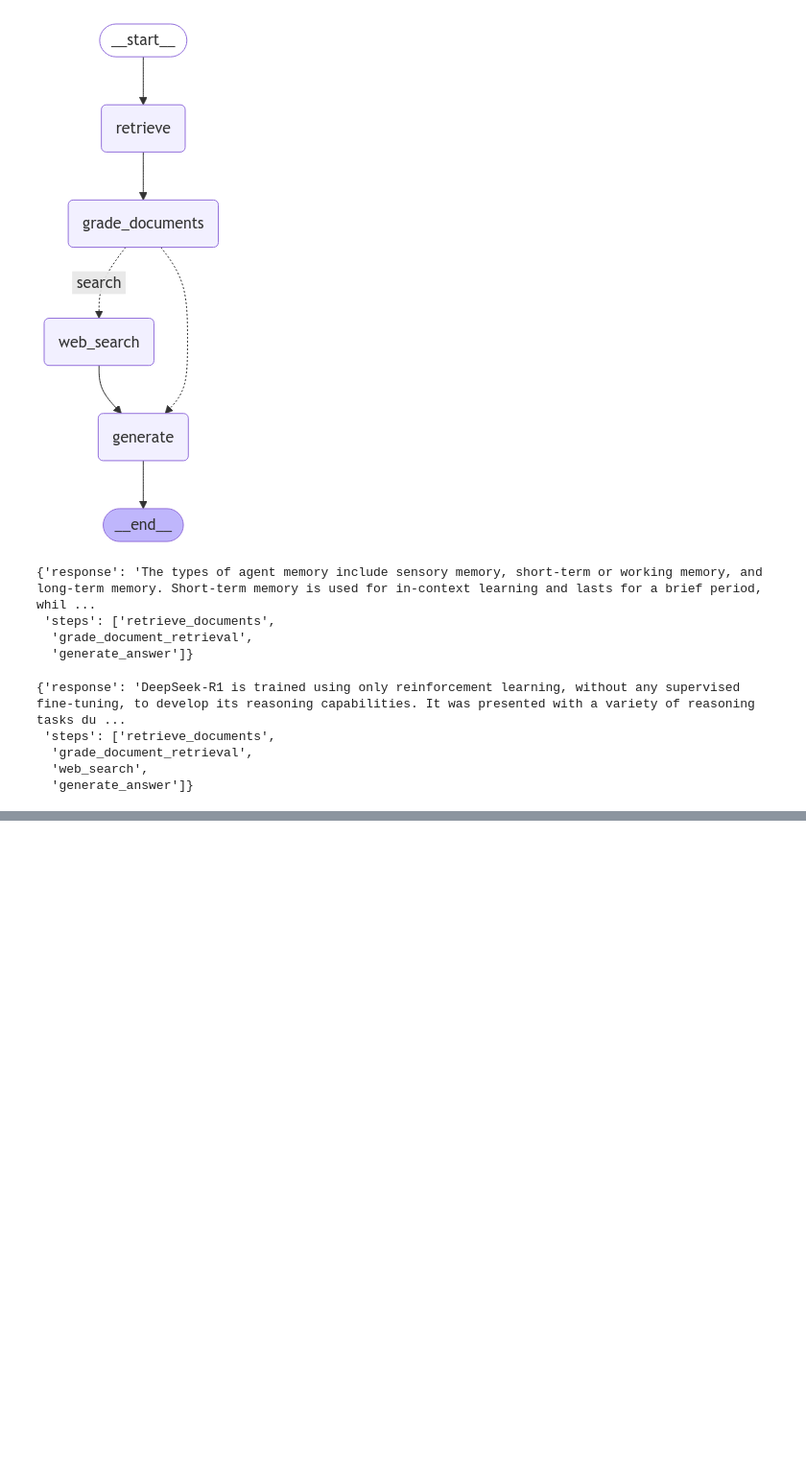
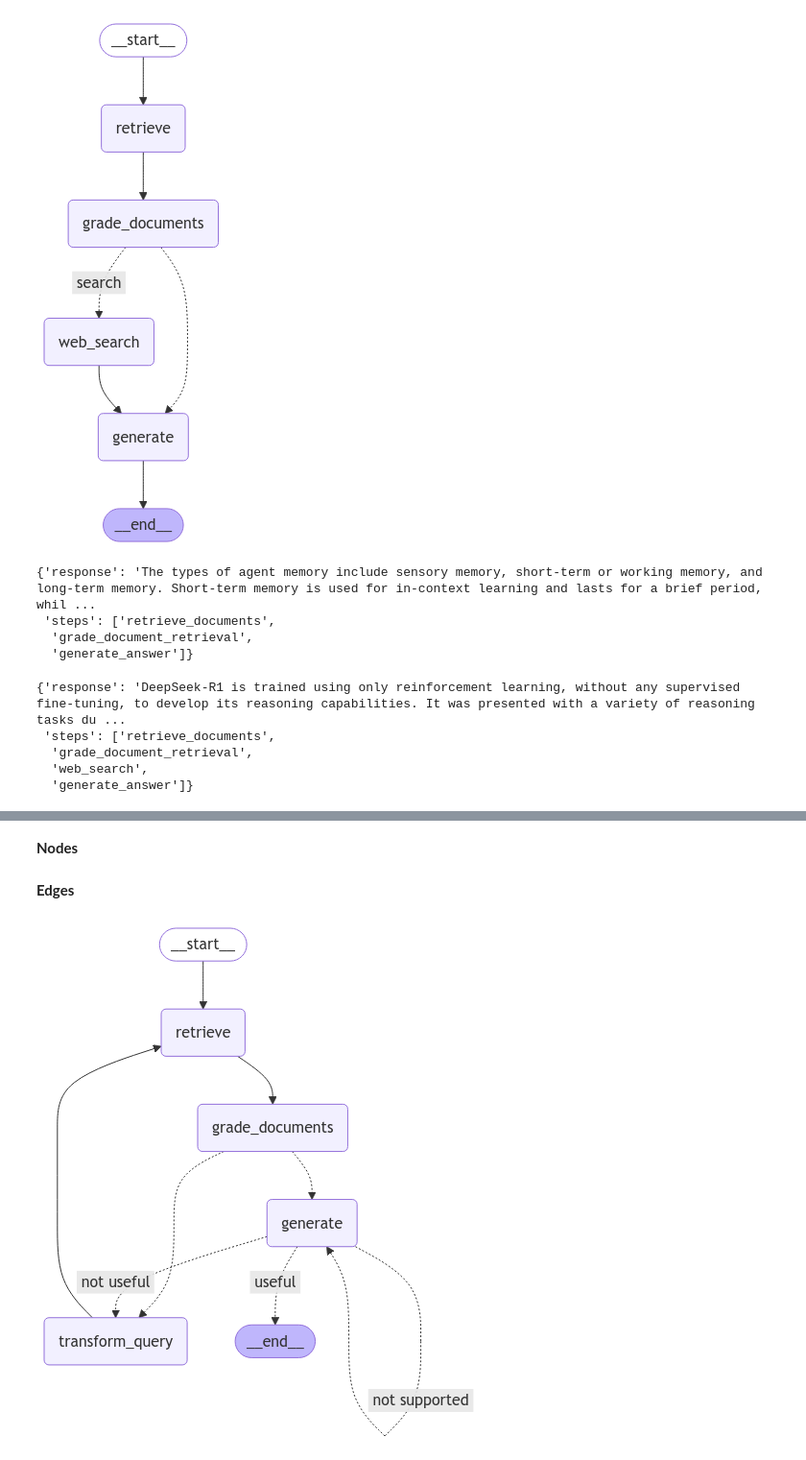
Before and after one commit to realyinchen/RAG, a Jupyter notebook: 06_Retrieval.ipynb, the cells around one changed output, grey strips where cells are left out. Shown: that part at 96% size. Cells and saved outputs as stored; diff of their text form; code cells hidden in the pictures; blank space fills up the shorter version.

```diff
--- a/06_Retrieval.ipynb
+++ b/06_Retrieval.ipynb
@@ -327,0 +485,18 @@ response
+# %%
+from typing import List, TypedDict
+
+class GraphState(TypedDict):
+    """
+    Represents the state of our graph.
+
+    Attributes:
+        question: question
+        generation: LLM generation
+        documents: list of documents
+    """
+
+    question: str
+    generation: str
+    documents: List[str]
+# %% [markdown]
+**Nodes**
@@ -327,0 +590,2 @@ response
+# %% [markdown]
+**Edges**
@@ -327,0 +660,39 @@ response
+# %%
+from langgraph.graph import END, StateGraph, START
+
+workflow = StateGraph(GraphState)
+
+# Define the nodes
+workflow.add_node("retrieve", retrieve)  # retrieve
+workflow.add_node("grade_documents", grade_documents)  # grade documents
+workflow.add_node("generate", generate)  # generatae
+workflow.add_node("transform_query", transform_query)  # transform_query
+
+# Build graph
+workflow.add_edge(START, "retrieve")
+workflow.add_edge("retrieve", "grade_documents")
+workflow.add_conditional_edges(
+    "grade_documents",
+    decide_to_generate,
+    {
+        "transform_query": "transform_query",
+        "generate": "generate",
+    },
+)
+workflow.add_edge("transform_query", "retrieve")
+workflow.add_conditional_edges(
+    "generate",
+    grade_generation_v_documents_and_question,
+    {
+        "not supported": "generate",
+        "useful": END,
+        "not useful": "transform_query",
+    },
+)
+
+# Compile
+app = workflow.compile()
+
+display(Image(app.get_graph(xray=True).draw_mermaid_png()))
+# %% [output]
+[figure, added]
```
Also changed, not shown: parts of 19 cells of this notebook.
